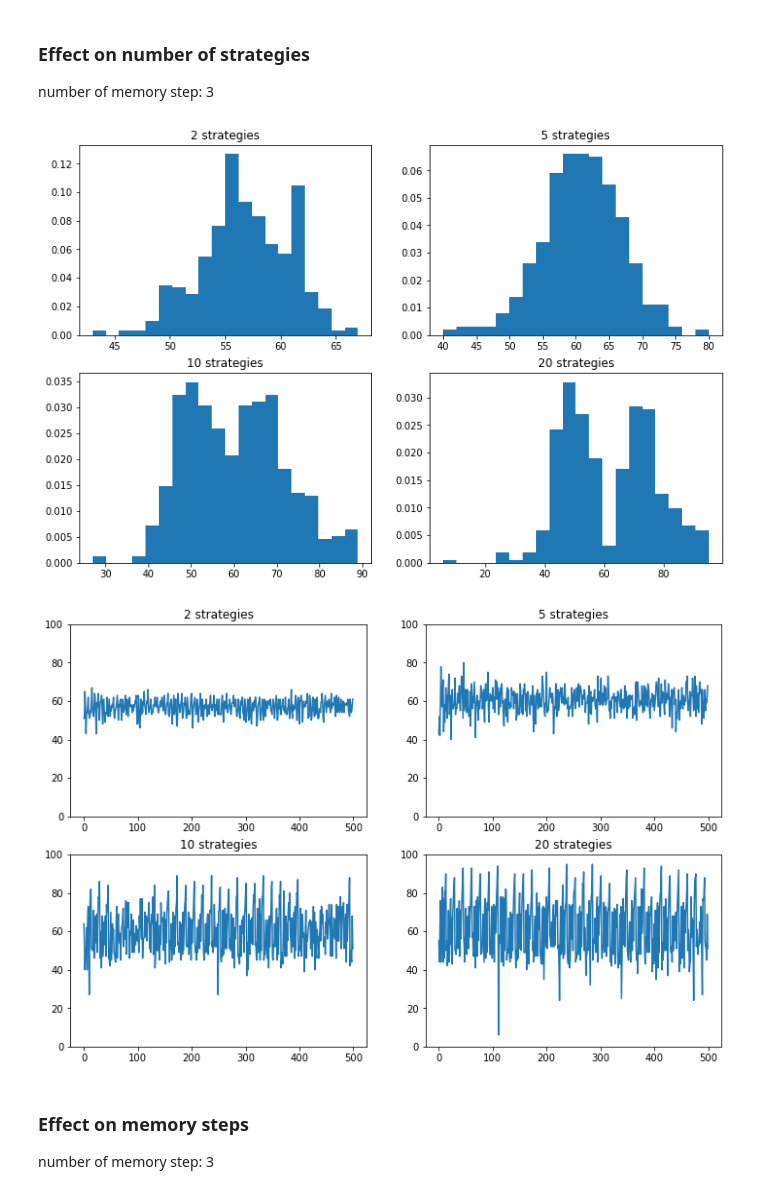
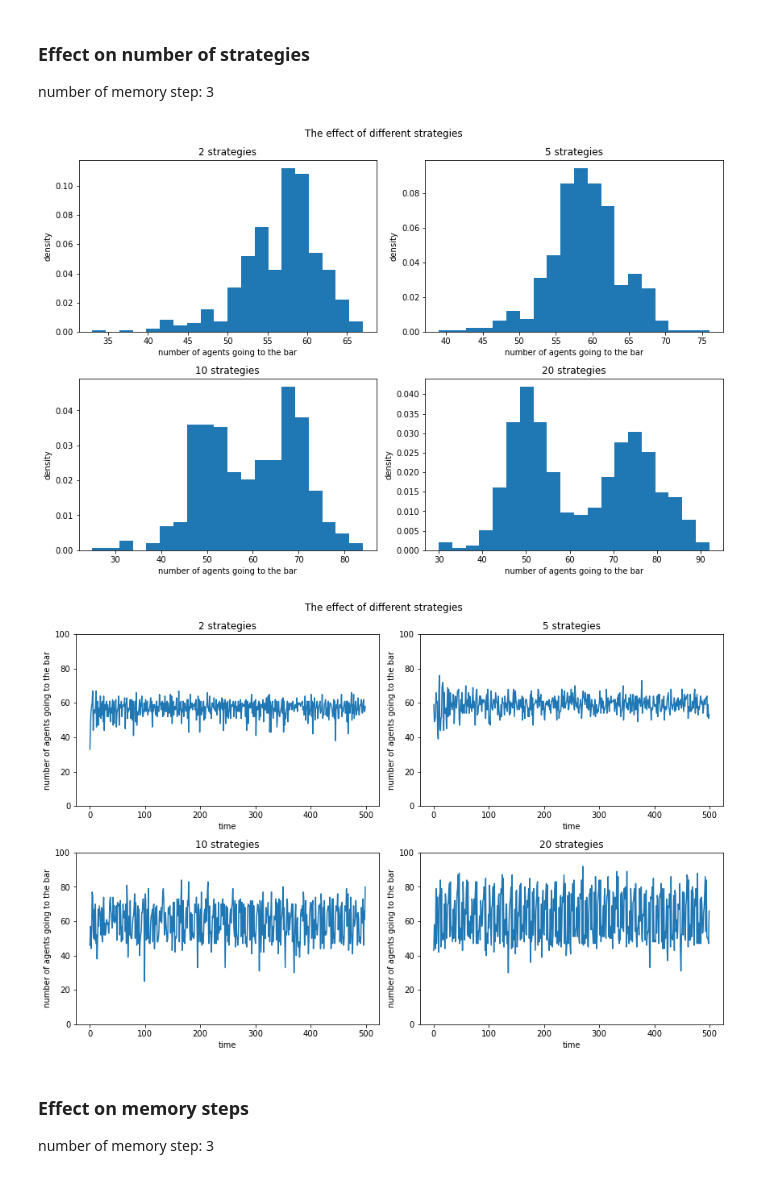
Before and after one commit to suizihuang/MSDM5003-Final-Project, a Jupyter notebook: el_farol_bar_v0.4_assumption2 result.ipynb, the cells around one changed output. Cells and saved outputs as stored; diff of their text form; code cells hidden in the pictures.

```diff
--- a/el_farol_bar_v0.4_assumption2 result.ipynb
+++ b/el_farol_bar_v0.4_assumption2 result.ipynb
@@ -199,9 +199,12 @@ for s in s_list:
 # %%
 # plot number of people in bar density
 plt.figure(figsize=(12,8))
+plt.suptitle("The effect of different strategies")
 for i in range(len(s_list)):
     plt.subplot(221+i)
     plt.hist(num_bar_01[i],density=True,bins=20)
     plt.title(f"{s_list[i]} strategies")
-plt.show()
+    plt.xlabel("number of agents going to the bar")
+    plt.ylabel("density")
+plt.tight_layout()
 # %% [output]
@@ -209,10 +212,14 @@ plt.show()
 # %%
 # plot number of people in bar vs time
 plt.figure(figsize=(12,8))
+plt.suptitle("The effect of different strategies")
 for i in range(len(s_list)):
     plt.subplot(221+i)
     plt.plot(num_bar_01[i])
     plt.title(f"{s_list[i]} strategies")
     plt.ylim([0, 100])
+    plt.xlabel("time")
+    plt.ylabel("number of agents going to the bar")
+plt.tight_layout()
 plt.show()
 # %% [output]
@@ -231,9 +238,12 @@ for m in m_list:
 # %%
 # plot number of people in bar density
 plt.figure(figsize=(12,8))
+plt.suptitle("The effect of different memory steps")
 for i in range(len(m_list)):
     plt.subplot(221+i)
     plt.hist(num_bar_02[i],density=True,bins=20)
     plt.title(f"{m_list[i]} memory steps")
-plt.show()
+    plt.xlabel("number of agents going to the bar")
+    plt.ylabel("density")
+plt.tight_layout()
 # %% [output]
@@ -241,10 +251,14 @@ plt.show()
 # %%
 # plot number of people in bar vs time
 plt.figure(figsize=(12,8))
+plt.suptitle("The effect of different memory steps")
 for i in range(len(m_list)):
     plt.subplot(221+i)
     plt.plot(num_bar_02[i])
     plt.title(f"{m_list[i]} memory steps")
     plt.ylim([0, 100])
+    plt.xlabel("time")
+    plt.ylabel("number of agents going to the bar")
+plt.tight_layout()
 plt.show()
 # %% [output]
@@ -265,24 +279,32 @@ for s in s_list:
 # %%
 # plot number of people in bar density
 plt.figure(figsize=(12,8))
+plt.suptitle("The effect of different strategies")
 for i in range(len(s_list)):
     plt.subplot(221+i)
     plt.hist(num_bar_11[i],density=True,bins=20)
     plt.title(f"{s_list[i]} strategies")
+    plt.xlabel("number of agents going to the bar")
+    plt.ylabel("density")
+plt.tight_layout()
 plt.show()
 # %% [output]
-[figure, old version]
+[figure, new version]
 # %%
 # plot number of people in bar vs time
 plt.figure(figsize=(12,8))
+plt.suptitle("The effect of different strategies")
 for i in range(len(s_list)):
     plt.subplot(221+i)
     plt.plot(num_bar_11[i])
     plt.title(f"{s_list[i]} strategies")
     plt.ylim([0, 100])
+    plt.xlabel("time")
+    plt.ylabel("number of agents going to the bar")
+plt.tight_layout()
 plt.show()
 # %% [output]
-[figure, old version]
+[figure, new version]
 # %% [markdown]
 ### Effect on memory steps
 number of memory step: 3
```
Also changed, not shown: parts of 7 cells of this notebook.
